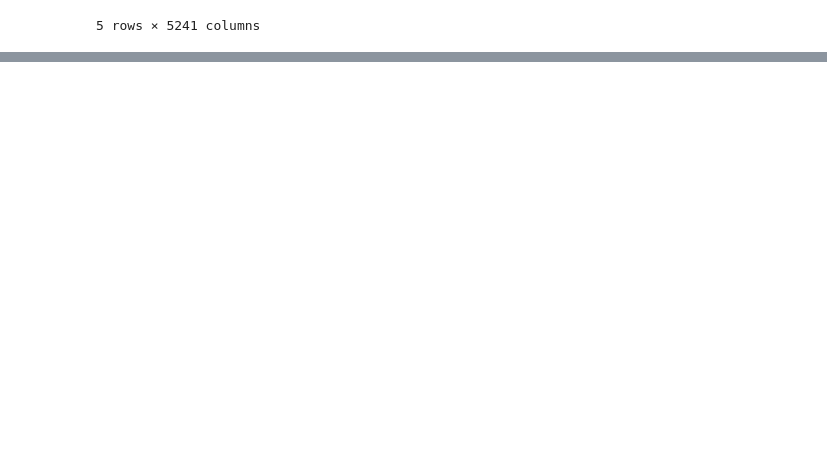
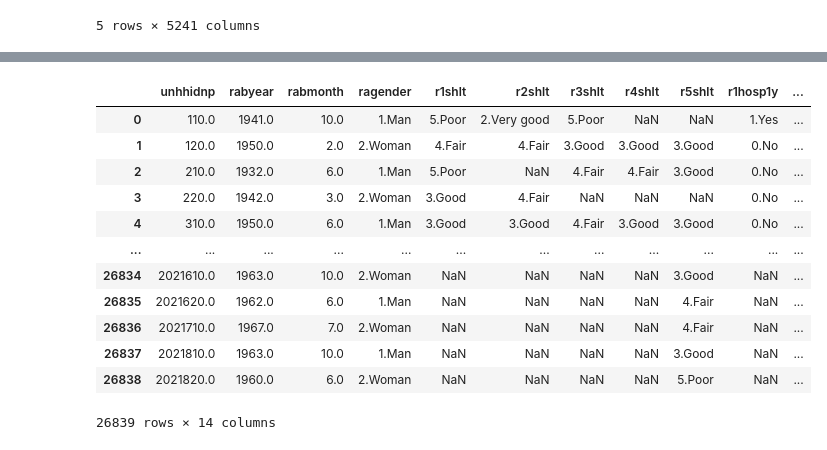
Before and after one commit to giraldiego/HPEP_project, a Jupyter notebook: EDA.ipynb, the cells around one changed output, grey strips where cells are left out. Drawn from its saved outputs; the diff is of its cells as text; code cells hidden in the pictures; blank space fills up the shorter version.

```diff
--- a/EDA.ipynb
+++ b/EDA.ipynb
@@ -3,5 +3,7 @@ import numpy as np
 import pandas as pd
 import matplotlib.pyplot as plt
 import seaborn as sns
+# %%
+pd.set_option("display.max_columns", 200)
 # %%
 data_path = "dataset/H_MHAS_c2.dta"
@@ -89,0 +47,21 @@ filtered_df = df[filtered_cols]
+# %%
+target_columns = ['r1hosp1y',
+ 'r2hosp1y',
+ 'r3hosp1y',
+ 'r4hosp1y',
+ 'r5hosp1y']
+# %%
+picked_columns = [
+"unhhidnp",
+"rabyear",
+"rabmonth",
+"ragender",
+"r1shlt",
+"r2shlt",
+"r3shlt",
+"r4shlt",
+"r5shlt",
+]
+# %%
+screening = picked_columns + target_columns
+screening
@@ -89,0 +83,17 @@ filtered_df = df[filtered_cols]
+# %%
+df_sub = df[screening]
+df_sub
+# %% [output]
+|  | unhhidnp | rabyear | rabmonth | ragender | r1shlt | r2shlt | r3shlt | r4shlt | r5shlt | r1hosp1y | ... |
+| 0 | 110.0 | 1941.0 | 10.0 | 1.Man | 5.Poor | 2.Very good | 5.Poor | NaN | NaN | 1.Yes | ... |
+| 1 | 120.0 | 1950.0 | 2.0 | 2.Woman | 4.Fair | 4.Fair | 3.Good | 3.Good | 3.Good | 0.No | ... |
+| 2 | 210.0 | 1932.0 | 6.0 | 1.Man | 5.Poor | NaN | 4.Fair | 4.Fair | 3.Good | 0.No | ... |
+| 3 | 220.0 | 1942.0 | 3.0 | 2.Woman | 3.Good | 4.Fair | NaN | NaN | NaN | 0.No | ... |
+| 4 | 310.0 | 1950.0 | 6.0 | 1.Man | 3.Good | 3.Good | 4.Fair | 3.Good | 3.Good | 0.No | ... |
+| ... | ... | ... | ... | ... | ... | ... | ... | ... | ... | ... | ... |
+| 26834 | 2021610.0 | 1963.0 | 10.0 | 2.Woman | NaN | NaN | NaN | NaN | 3.Good | NaN | ... |
+| 26835 | 2021620.0 | 1962.0 | 6.0 | 1.Man | NaN | NaN | NaN | NaN | 4.Fair | NaN | ... |
+| 26836 | 2021710.0 | 1967.0 | 7.0 | 2.Woman | NaN | NaN | NaN | NaN | 4.Fair | NaN | ... |
+| 26837 | 2021810.0 | 1963.0 | 10.0 | 1.Man | NaN | NaN | NaN | NaN | 3.Good | NaN | ... |
+| 26838 | 2021820.0 | 1960.0 | 6.0 | 2.Woman | NaN | NaN | NaN | NaN | 5.Poor | NaN | ... |
+26839 rows × 14 columns
```
Also changed, not shown: parts of 16 cells of this notebook, 4 other files.
